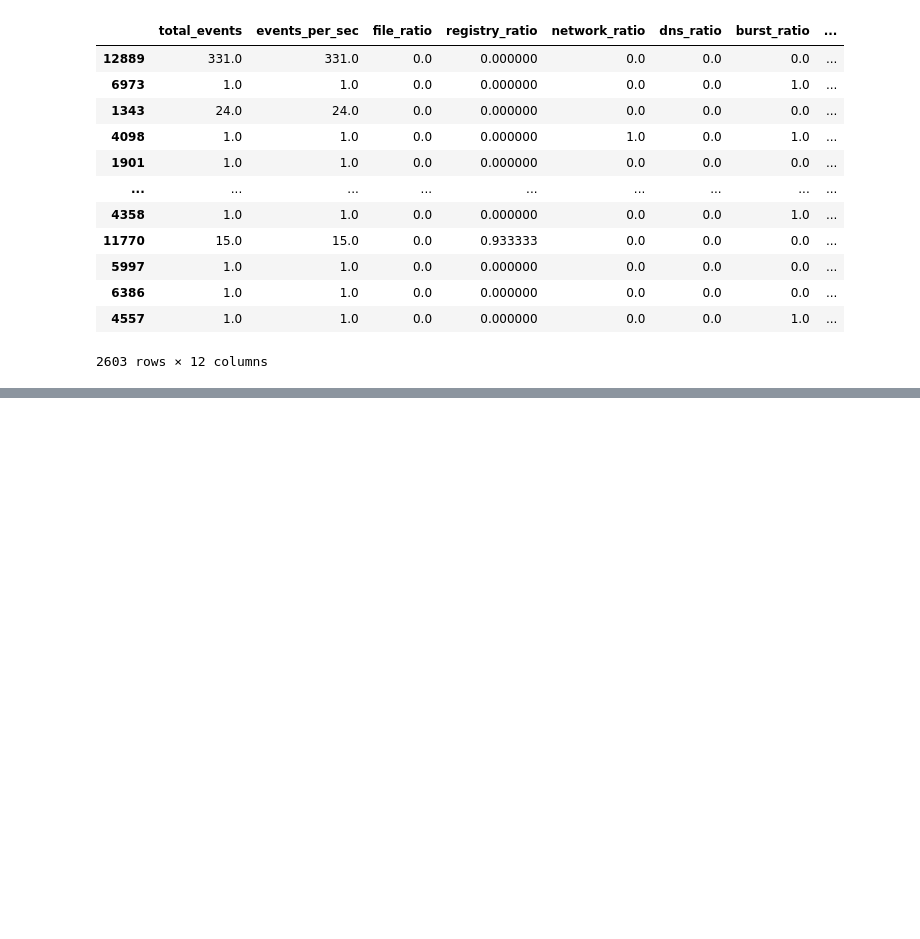
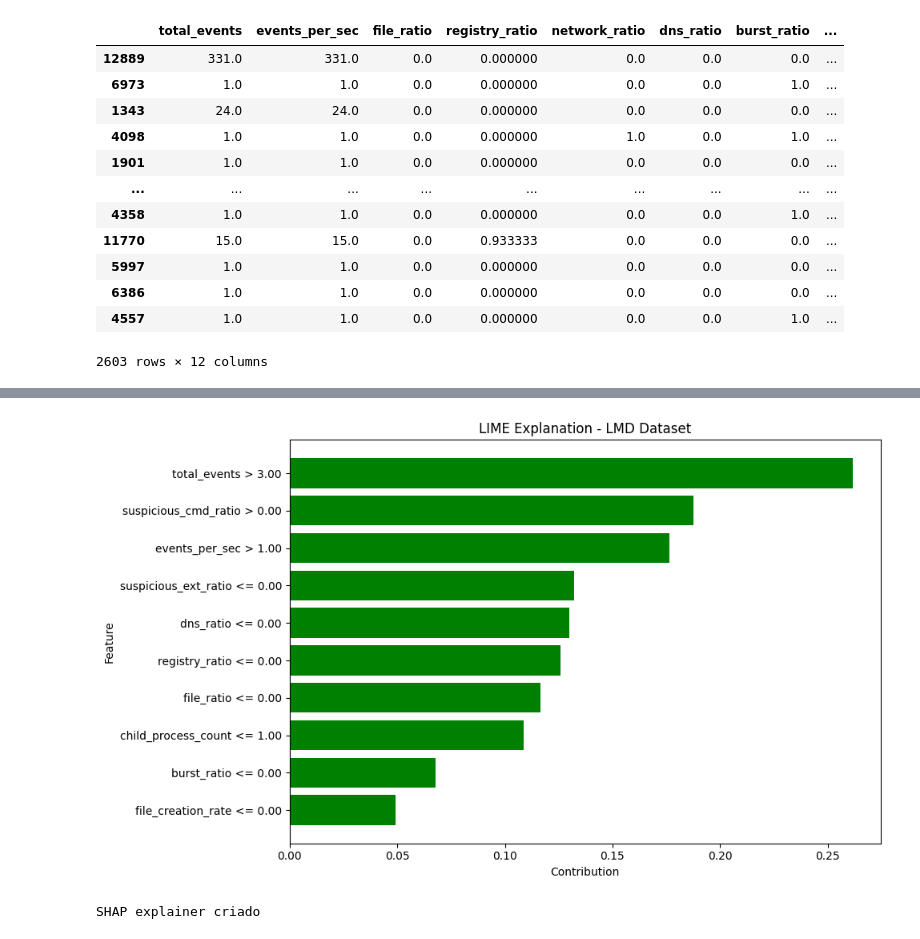
Before and after one commit to ViniCarvalho71/RansonwareData, a Jupyter notebook: Train/train_v2.ipynb, the cells around one changed output, grey strips where cells are left out. Cells and saved outputs as stored; diff of their text form; code cells hidden in the pictures; blank space fills up the shorter version.

```diff
--- a/Train/train_v2.ipynb
+++ b/Train/train_v2.ipynb
@@ -243,3 +446,5 @@ shap_values = explainer.shap_values(X_test[:5000])
 # %%
-shap_values.shape
+ransom_idx = y_test[y_test == 1].index[0]
+
+print("Índice:", ransom_idx)
 # %% [output]
@@ -496,0 +452,8 @@ file_creation_rate <= 0.00: 0.036812
+# %%
+exp = lime_explainer.explain_instance(
+    X_test.loc[ransom_idx].values,
+    rf.predict_proba,
+    num_features=10
+)
+
+exp.show_in_notebook(show_table=True)
@@ -496,0 +462,54 @@ file_creation_rate <= 0.00: 0.036812
+# %%
+import pandas as pd
+import matplotlib.pyplot as plt
+
+lime_df = pd.DataFrame(
+    exp.as_list(),
+    columns=[
+        "feature",
+        "contribution"
+    ]
+)
+
+lime_df = lime_df.sort_values(
+    by="contribution"
+)
+
+colors = [
+    "red" if x < 0 else "green"
+    for x in lime_df["contribution"]
+]
+
+plt.figure(figsize=(10,6))
+
+plt.barh(
+    lime_df["feature"],
+    lime_df["contribution"],
+    color=colors
+)
+
+plt.axvline(
+    0,
+    color="black"
+)
+
+plt.xlabel("Contribution")
+plt.ylabel("Feature")
+
+plt.title(
+    "LIME Explanation - LMD Dataset"
+)
+
+plt.tight_layout()
+
+plt.show()
+# %% [output]
+[figure, added]
+# %%
+import shap
+
+shap_explainer = shap.TreeExplainer(rf)
+
+print("SHAP explainer criado")
+# %% [output]
+SHAP explainer criado
```
Also changed, not shown: parts of 13 cells of this notebook, 1 other file.
